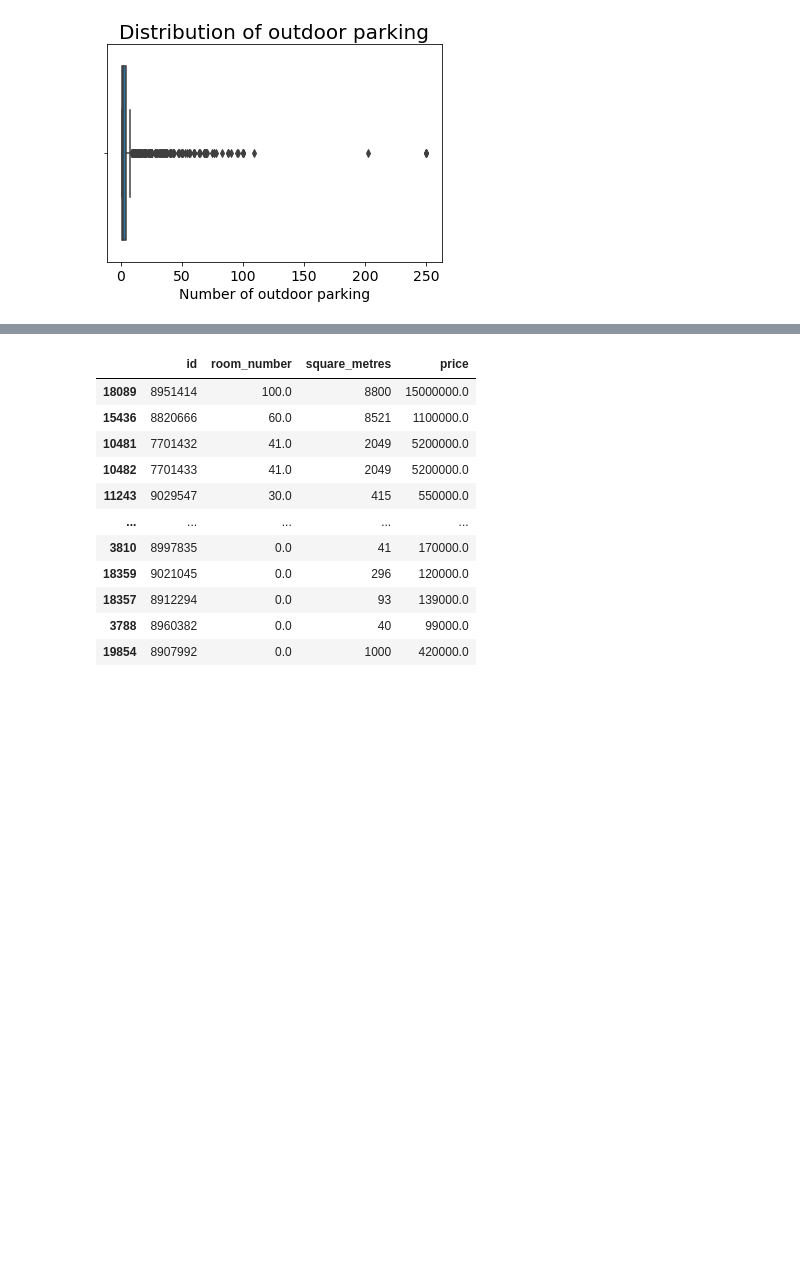
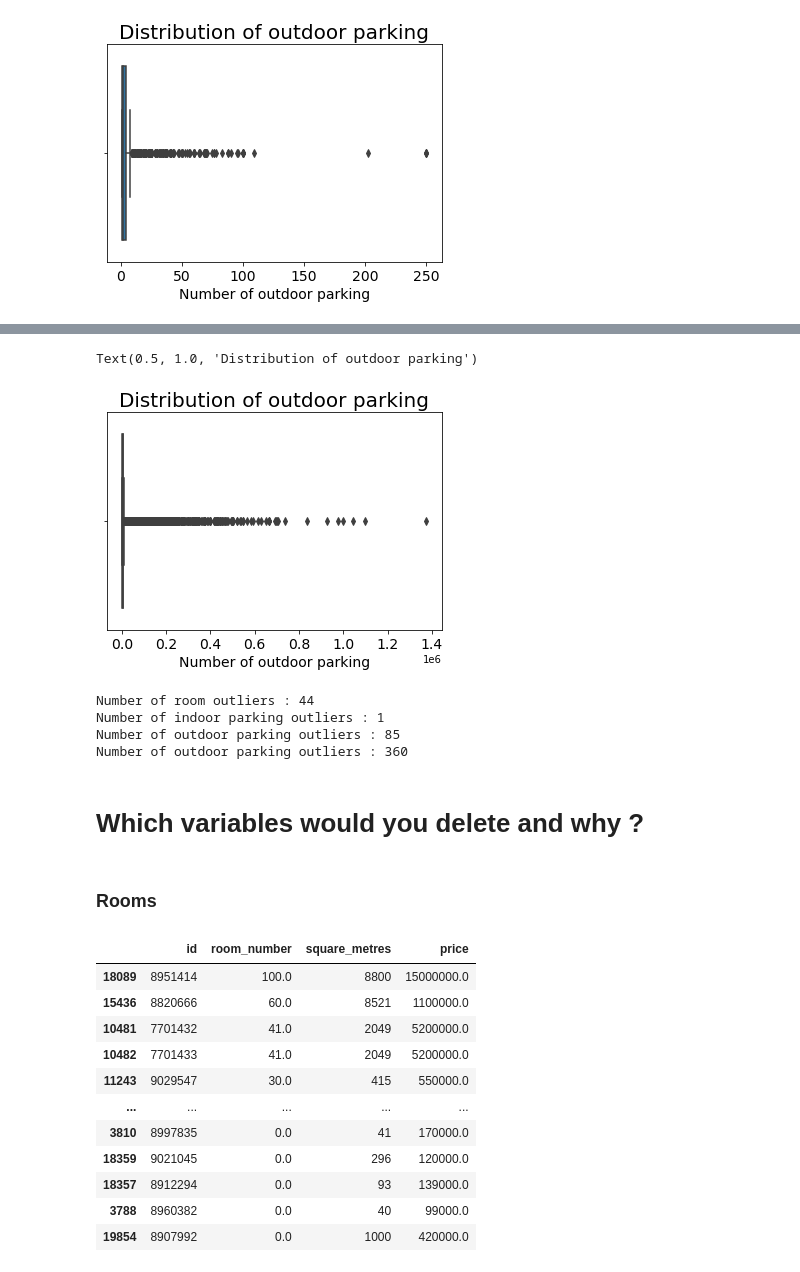
Before and after one commit to abdellahML/challenge-data-analysis, a Jupyter notebook: Codes/interpretation.ipynb, the cells around one changed output, grey strips where cells are left out. Drawn from its saved outputs; the diff is of its cells as text; code cells hidden in the pictures; blank space fills up the shorter version.

```diff
--- a/Codes/interpretation.ipynb
+++ b/Codes/interpretation.ipynb
@@ -101,3 +110,25 @@ Text(0.5, 1.0, 'Distribution of outdoor parking')
+# %%
+ax = sns.boxplot(df.price_by_m2)
+plt.xticks(fontsize=14)
+plt.xlabel('Number of outdoor parking', fontsize=14)
+plt.title('Distribution of outdoor parking', fontsize=20)
+# %% [output]
+Text(0.5, 1.0, 'Distribution of outdoor parking')
+[figure, added]
+# %%
+print(f"Number of room outliers : {len(room_outliers)}")
+print(f"Number of indoor parking outliers : {len(parking_in_outliers)}")
+print(f"Number of outdoor parking outliers : {len(parking_out_outliers)}")
+print(f"Number of outdoor parking outliers : {len(price_outliers)}")
+# %% [output]
+Number of room outliers : 44
+Number of indoor parking outliers : 1
+Number of outdoor parking outliers : 85
+Number of outdoor parking outliers : 360
+# %% [markdown]
+# Which variables would you delete and why ?
+# %% [markdown]
+### Rooms
 # %%
 # Delete rows when the number of room is equals or greater than square meters
 df = df[df.room_number < df.square_metres]
```
Also changed, not shown: parts of 22 cells of this notebook.
